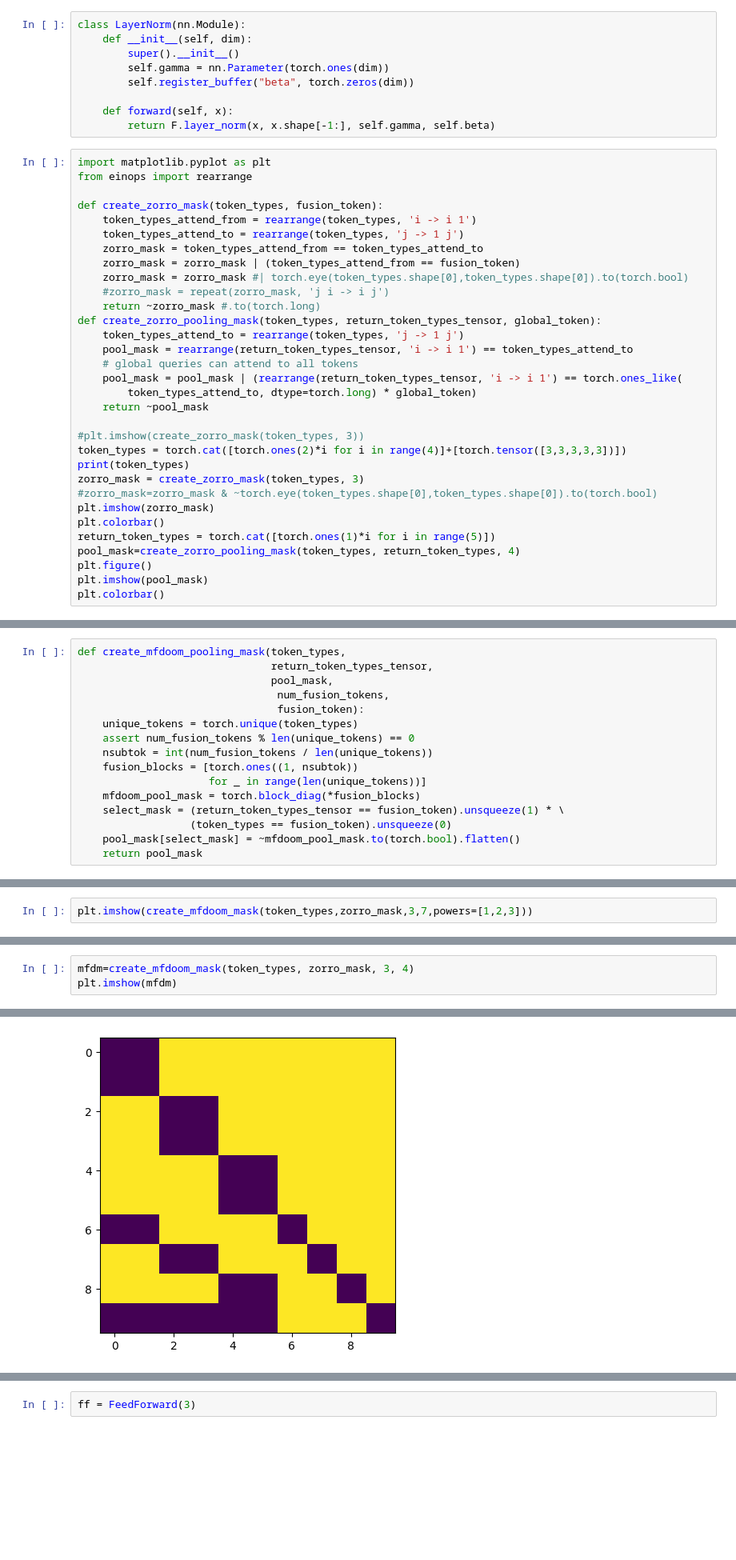
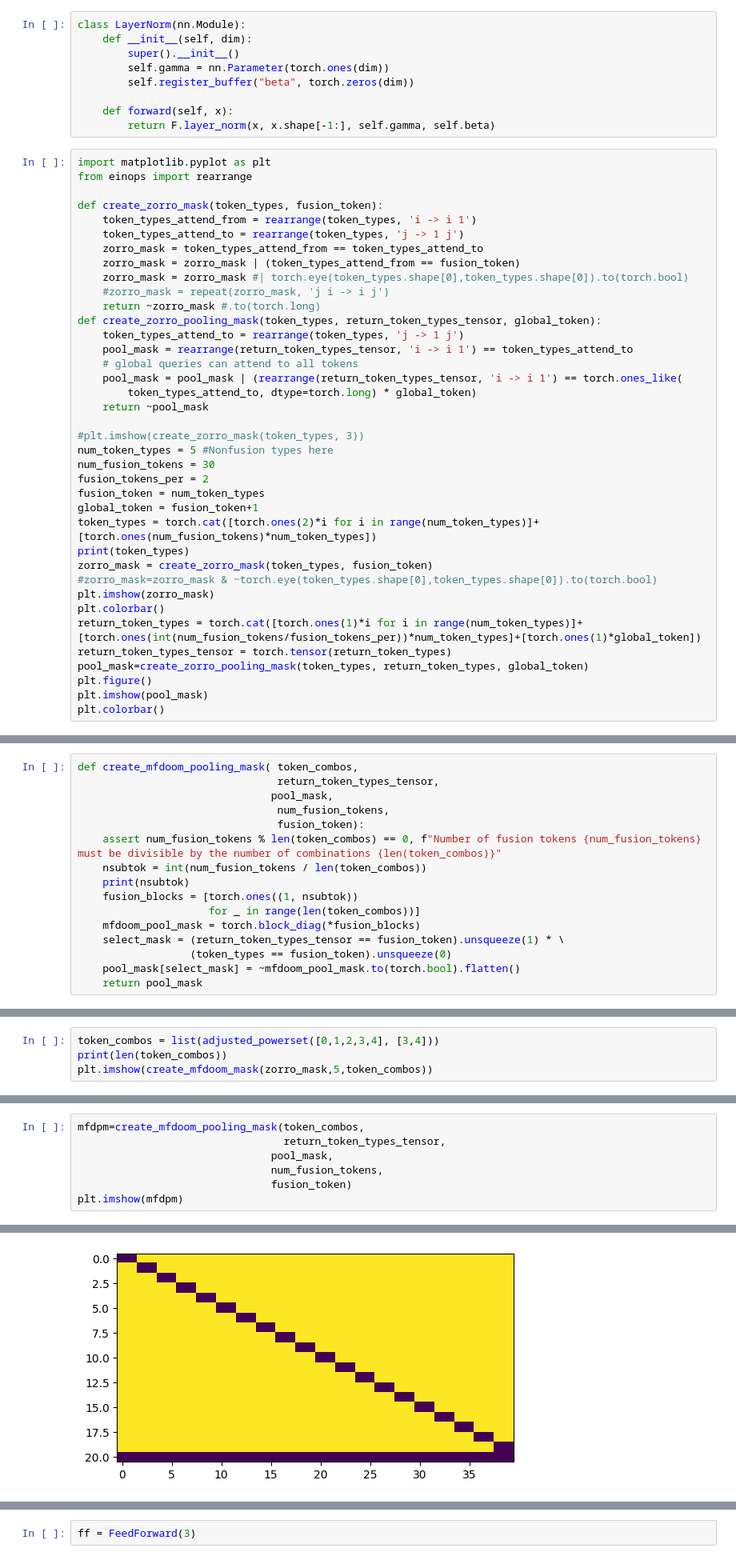
Before and after one commit to josiahbjorgaard/mca-paper, a Jupyter notebook: Notebooks/AttentionPrototyping.ipynb, the cells around one changed output, grey strips where cells are left out. Shown at 80% size. Cells and saved outputs as stored; diff of their text form; blank space fills up the shorter version.

```diff
--- a/Notebooks/AttentionPrototyping.ipynb
+++ b/Notebooks/AttentionPrototyping.ipynb
@@ -42,14 +42,20 @@ def create_zorro_pooling_mask(token_types, return_token_types_tensor, global_tok
     return ~pool_mask
 
 #plt.imshow(create_zorro_mask(token_types, 3))
-token_types = torch.cat([torch.ones(2)*i for i in range(4)]+[torch.tensor([3,3,3,3,3])])
+num_token_types = 5 #Nonfusion types here
+num_fusion_tokens = 30
+fusion_tokens_per = 2
+fusion_token = num_token_types
+global_token = fusion_token+1
+token_types = torch.cat([torch.ones(2)*i for i in range(num_token_types)]+[torch.ones(num_fusion_tokens)*num_token_types])
 print(token_types)
-zorro_mask = create_zorro_mask(token_types, 3)
+zorro_mask = create_zorro_mask(token_types, fusion_token)
 #zorro_mask=zorro_mask & ~torch.eye(token_types.shape[0],token_types.shape[0]).to(torch.bool)
 plt.imshow(zorro_mask)
 plt.colorbar()
-return_token_types = torch.cat([torch.ones(1)*i for i in range(5)])
-pool_mask=create_zorro_pooling_mask(token_types, return_token_types, 4)
+return_token_types = torch.cat([torch.ones(1)*i for i in range(num_token_types)]+[torch.ones(int(num_fusion_tokens/fusion_tokens_per))*num_token_types]+[torch.ones(1)*global_token])
+return_token_types_tensor = torch.tensor(return_token_types)
+pool_mask=create_zorro_pooling_mask(token_types, return_token_types, global_token)
 plt.figure()
 plt.imshow(pool_mask)
 plt.colorbar()
@@ -108,16 +116,16 @@ def create_mfdoom_mask(token_combos,
     zorro_mask[token_types == fusion_token] = mfdoom_mask
     return zorro_mask
 # %%
-def create_mfdoom_pooling_mask(token_types,
-                               return_token_types_tensor,
+def create_mfdoom_pooling_mask( token_combos,
+                                return_token_types_tensor,
                                pool_mask,
                                 num_fusion_tokens,
                                 fusion_token):
-    unique_tokens = torch.unique(token_types)
-    assert num_fusion_tokens % len(unique_tokens) == 0
-    nsubtok = int(num_fusion_tokens / len(unique_tokens))
+    assert num_fusion_tokens % len(token_combos) == 0, f"Number of fusion tokens {num_fusion_tokens} must be divisible by the number of combinations {len(token_combos)}"
+    nsubtok = int(num_fusion_tokens / len(token_combos))
+    print(nsubtok)
     fusion_blocks = [torch.ones((1, nsubtok))
-                     for _ in range(len(unique_tokens))]
+                     for _ in range(len(token_combos))]
     mfdoom_pool_mask = torch.block_diag(*fusion_blocks)
     select_mask = (return_token_types_tensor == fusion_token).unsqueeze(1) * \
                   (token_types == fusion_token).unsqueeze(0)
@@ -126,3 +140,5 @@ def create_mfdoom_pooling_mask(token_types,
 # %%
-plt.imshow(create_mfdoom_mask(token_types,zorro_mask,3,7,powers=[1,2,3]))
+token_combos = list(adjusted_powerset([0,1,2,3,4], [3,4]))
+print(len(token_combos))
+plt.imshow(create_mfdoom_mask(zorro_mask,5,token_combos))
 # %% [output]
@@ -133,4 +149,8 @@ plt.imshow(create_mfdoom_mask(token_types,zorro_mask,3,7,powers=[1,2,3]))
 # %%
-mfdm=create_mfdoom_mask(token_types, zorro_mask, 3, 4)
-plt.imshow(mfdm)
+mfdpm=create_mfdoom_pooling_mask(token_combos,
+                                 return_token_types_tensor,
+                               pool_mask,
+                               num_fusion_tokens,
+                               fusion_token)
+plt.imshow(mfdpm)
 # %% [output]
@@ -139,5 +158,5 @@ plt.imshow(mfdm)
 <matplotlib.image.AxesImage at 0x...>
-[figure, old version]
+[figure, new version]
 # %%
 class Attention(nn.Module):
     def __init__(
```
Also changed, not shown: parts of 5 cells of this notebook, 4 other files.
